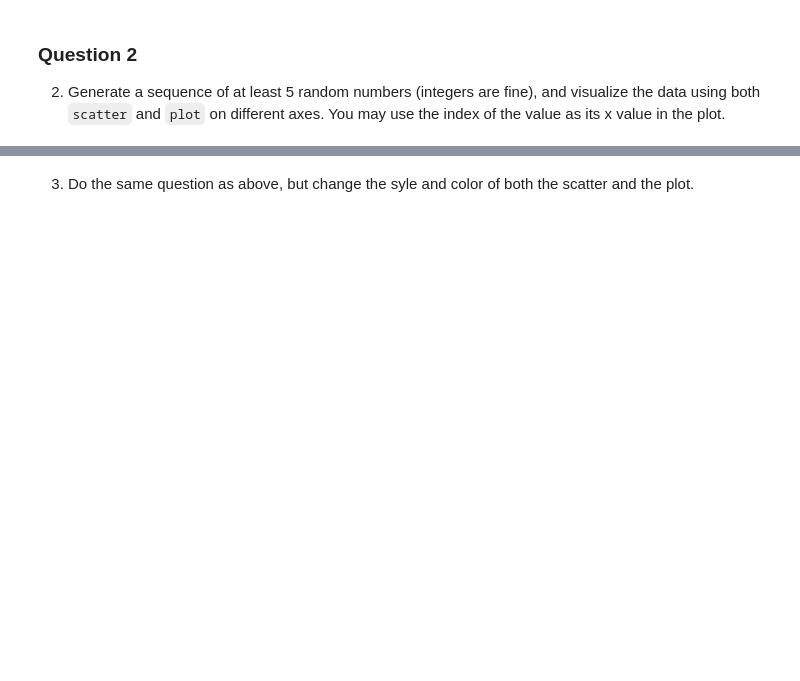
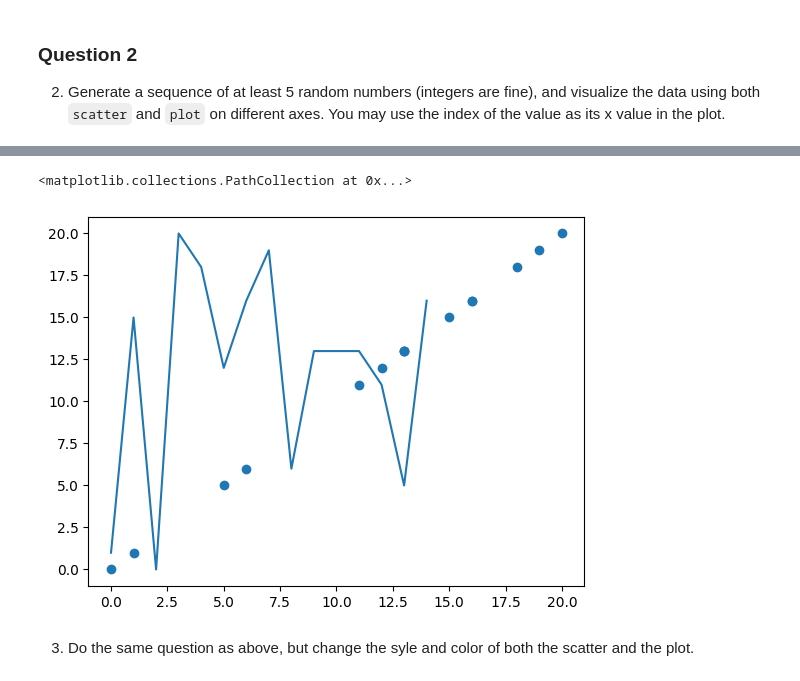
Before and after one commit to MichaelPogue/Northwest-Missouri-State-University, a Jupyter notebook: Web Mining and Applied NLP (44-620)/Module 3/pyplot.ipynb, the cells around one changed output, grey strips where cells are left out. Cells and saved outputs as stored; diff of their text form; code cells hidden in the pictures; blank space fills up the shorter version.

```diff
--- a/Web Mining and Applied NLP (44-620)/Module 3/pyplot.ipynb
+++ b/Web Mining and Applied NLP (44-620)/Module 3/pyplot.ipynb
@@ -72,25 +68,16 @@ Y values are: [11, 4, 19, 4, 10, 10, 18, 0, 20, 16]
-# %%
-#List creation.
-list = []
-for i in range(0, 15):
-    list.append(random.randint(0, 15))
-
-# Original list
-print("The original list is:", list)
-
-# First 5:
-print("\nThe first five items are:", list[:5])
-
-# Last 5:
-print("\nThe last five items are:", list[-5:])
-
-# Reverse:
-print("\nThe reverse:", list[::-1])
-
-#Every other:
-print("\nEvery other:", list[1::2])
-
-#Every third:
-print("\nEvery third:", list[2::3])
+# %%
+# List generation
+list = []
+for i in range(0, 15):
+    list.append(rng.randint(0, 20))
+
+x = list
+y = list
+
+plt.plot(y)
+plt.scatter(y,x)
+# %% [output]
+<matplotlib.collections.PathCollection at 0x...>
+[figure, added]
 # %% [markdown]
 3. Do the same question as above, but change the syle and color of both the scatter and the plot.
```
Also changed, not shown: parts of 4 cells of this notebook.
